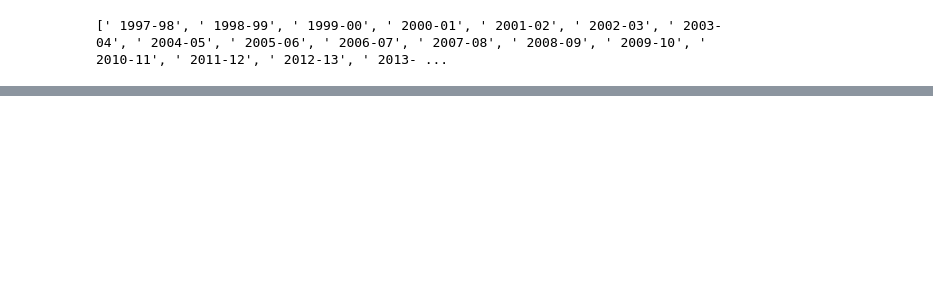
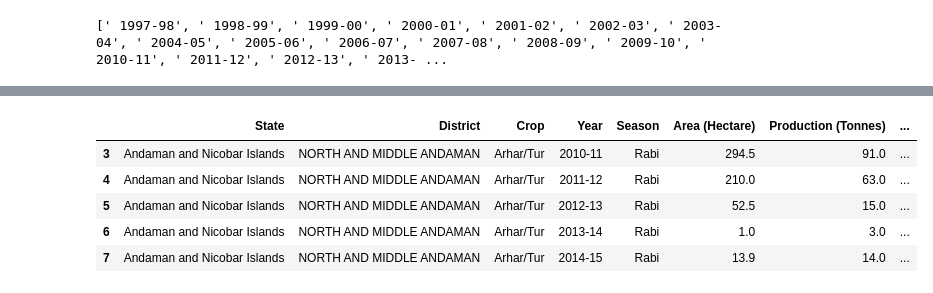
Before and after one commit to vijaifarmguide/APY_1, a Jupyter notebook: preprocessing.ipynb, the cells around one changed output, grey strips where cells are left out. Drawn from its saved outputs; the diff is of its cells as text; code cells hidden in the pictures; blank space fills up the shorter version.

```diff
--- a/preprocessing.ipynb
+++ b/preprocessing.ipynb
@@ -144,0 +163,9 @@ df1.groupby('State')
+# %%
+df1.head()
+# %% [output]
+|  | State | District | Crop | Year | Season | Area (Hectare) | Production (Tonnes) | ... |
+| 3 | Andaman and Nicobar Islands | NORTH AND MIDDLE ANDAMAN | Arhar/Tur | 2010-11 | Rabi | 294.5 | 91.0 | ... |
+| 4 | Andaman and Nicobar Islands | NORTH AND MIDDLE ANDAMAN | Arhar/Tur | 2011-12 | Rabi | 210.0 | 63.0 | ... |
+| 5 | Andaman and Nicobar Islands | NORTH AND MIDDLE ANDAMAN | Arhar/Tur | 2012-13 | Rabi | 52.5 | 15.0 | ... |
+| 6 | Andaman and Nicobar Islands | NORTH AND MIDDLE ANDAMAN | Arhar/Tur | 2013-14 | Rabi | 1.0 | 3.0 | ... |
+| 7 | Andaman and Nicobar Islands | NORTH AND MIDDLE ANDAMAN | Arhar/Tur | 2014-15 | Rabi | 13.9 | 14.0 | ... |
```
Also changed, not shown: parts of 13 cells of this notebook, 1 other file.
